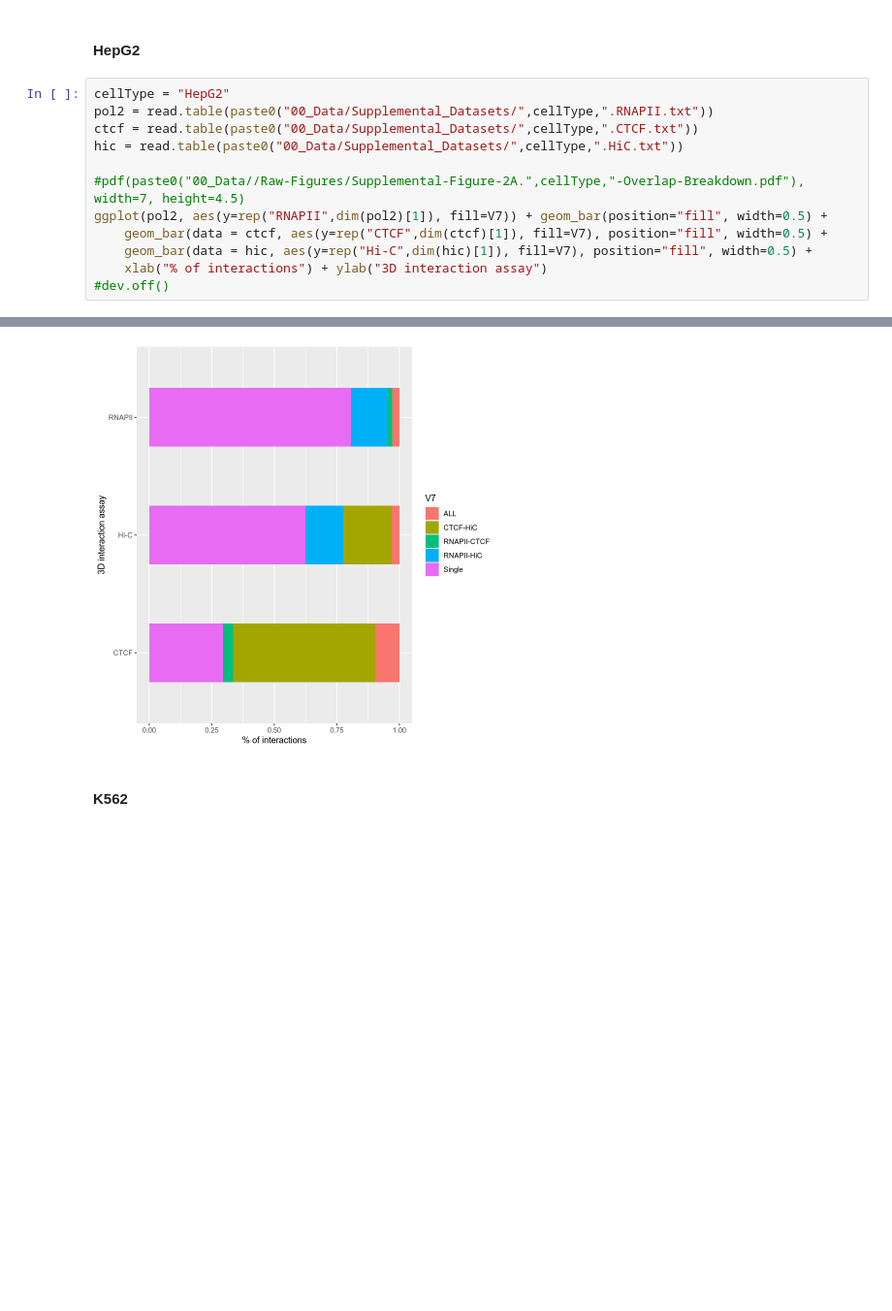
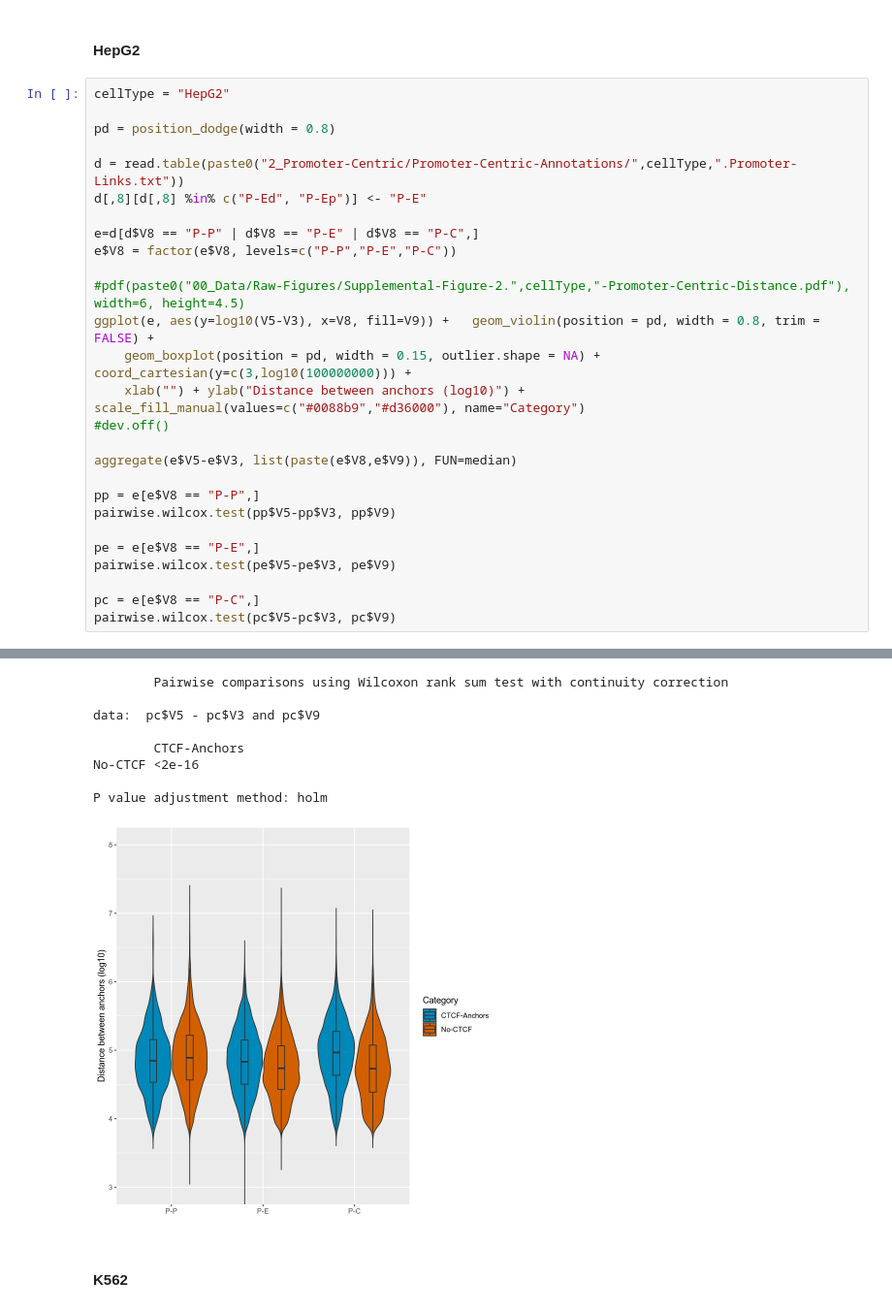
Before and after one commit to Moore-Lab-UMass/3D-Interactions, a Jupyter notebook: Figures/Figure-Notebook.ipynb, the cells around one changed output, grey strips where cells are left out. Shown at 97% size. Drawn from its saved outputs; the diff is of its cells as text; blank space fills up the shorter version.

Commit message:
updated figure notebook

```diff
--- a/Figures/Figure-Notebook.ipynb
+++ b/Figures/Figure-Notebook.ipynb
@@ -196,14 +669,29 @@ ggplot(pol2, aes(y=rep("RNAPII",dim(pol2)[1]), fill=V7)) + geom_bar(position="fi
 #### HepG2
 # %%
 cellType = "HepG2"
-pol2 = read.table(paste0("00_Data/Supplemental_Datasets/",cellType,".RNAPII.txt"))
-ctcf = read.table(paste0("00_Data/Supplemental_Datasets/",cellType,".CTCF.txt"))
-hic = read.table(paste0("00_Data/Supplemental_Datasets/",cellType,".HiC.txt"))
 
-#pdf(paste0("00_Data//Raw-Figures/Supplemental-Figure-2A.",cellType,"-Overlap-Breakdown.pdf"), width=7, height=4.5)
-ggplot(pol2, aes(y=rep("RNAPII",dim(pol2)[1]), fill=V7)) + geom_bar(position="fill", width=0.5) +
-    geom_bar(data = ctcf, aes(y=rep("CTCF",dim(ctcf)[1]), fill=V7), position="fill", width=0.5) +
-    geom_bar(data = hic, aes(y=rep("Hi-C",dim(hic)[1]), fill=V7), position="fill", width=0.5) +
-    xlab("% of interactions") + ylab("3D interaction assay")
+pd = position_dodge(width = 0.8)
+
+d = read.table(paste0("2_Promoter-Centric/Promoter-Centric-Annotations/",cellType,".Promoter-Links.txt"))
+d[,8][d[,8] %in% c("P-Ed", "P-Ep")] <- "P-E"
+
+e=d[d$V8 == "P-P" | d$V8 == "P-E" | d$V8 == "P-C",]
+e$V8 = factor(e$V8, levels=c("P-P","P-E","P-C"))
+
+#pdf(paste0("00_Data/Raw-Figures/Supplemental-Figure-2.",cellType,"-Promoter-Centric-Distance.pdf"), width=6, height=4.5)
+ggplot(e, aes(y=log10(V5-V3), x=V8, fill=V9)) +   geom_violin(position = pd, width = 0.8, trim = FALSE) +
+    geom_boxplot(position = pd, width = 0.15, outlier.shape = NA) + coord_cartesian(y=c(3,log10(100000000))) +
+    xlab("") + ylab("Distance between anchors (log10)") + scale_fill_manual(values=c("#0088b9","#d36000"), name="Category")
 #dev.off()
+
+aggregate(e$V5-e$V3, list(paste(e$V8,e$V9)), FUN=median)
+
+pp = e[e$V8 == "P-P",]
+pairwise.wilcox.test(pp$V5-pp$V3, pp$V9)
+
+pe = e[e$V8 == "P-E",]
+pairwise.wilcox.test(pe$V5-pe$V3, pe$V9)
+
+pc = e[e$V8 == "P-C",]
+pairwise.wilcox.test(pc$V5-pc$V3, pc$V9)
 # %% [output]
@@ -210,4 +723,12 @@ ggplot(pol2, aes(y=rep("RNAPII",dim(pol2)[1]), fill=V7)) + geom_bar(position="fi
+        Pairwise comparisons using Wilcoxon rank sum test with continuity correction
+
+data:  pc$V5 - pc$V3 and pc$V9
+
+        CTCF-Anchors
+No-CTCF <2e-16
+
+P value adjustment method: holm
-[figure, old version]
+[figure, new version]
 # %% [markdown]
 #### K562
 # %%
```
Also changed, not shown: parts of 124 cells of this notebook.
